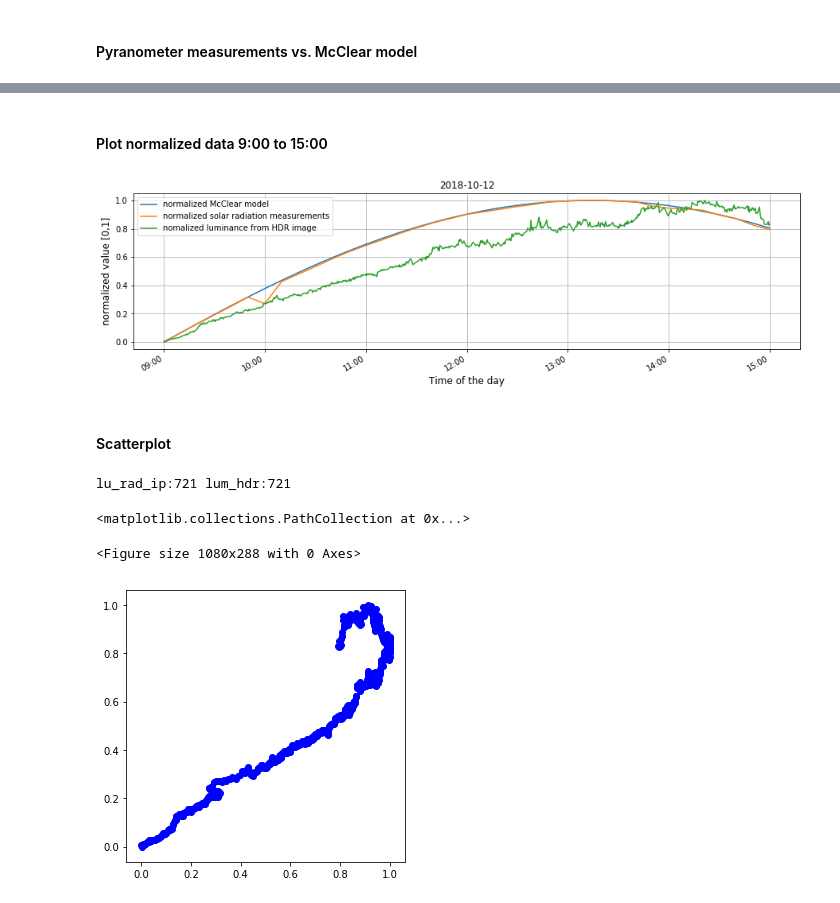
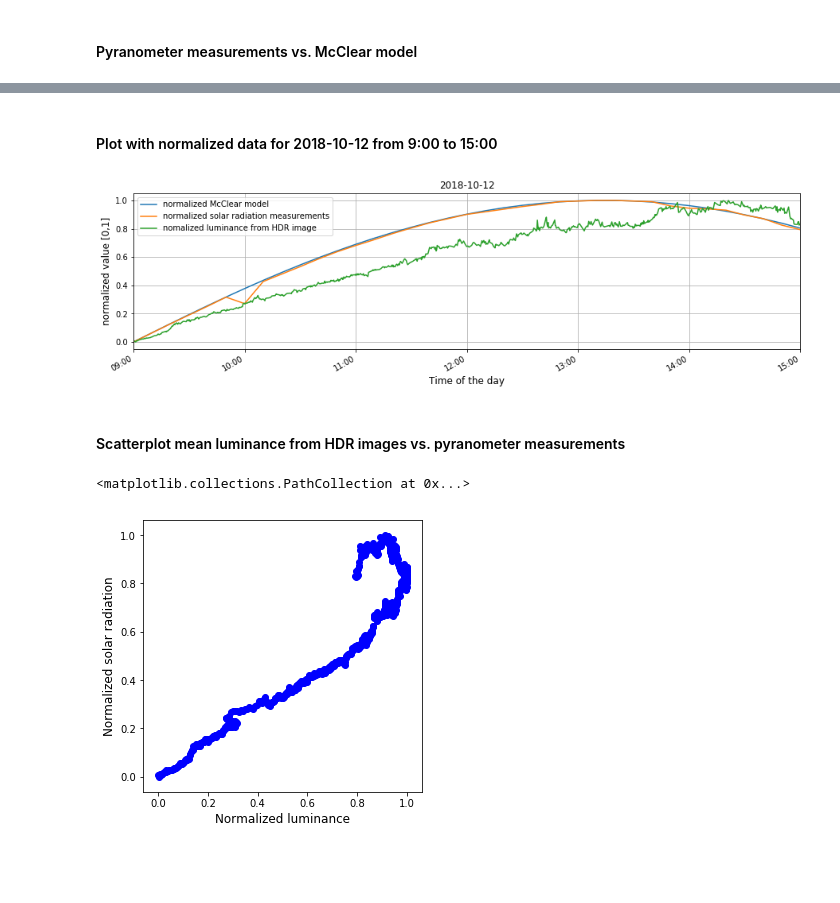
Before and after one commit to ahorv/python_scripts, a Jupyter notebook: irradiance/20181012_clear_sky.ipynb, the cells around one changed output, grey strips where cells are left out. Saved outputs shown, nothing was run; the diff lists cells and outputs as text; code cells hidden in the pictures; blank space fills up the shorter version.

```diff
--- a/irradiance/20181012_clear_sky.ipynb
+++ b/irradiance/20181012_clear_sky.ipynb
@@ -77,5 +77,5 @@ plt.gcf().axes[0].xaxis.set_major_formatter(formatter)
 # %% [markdown]
-#### Plot normalized data 9:00 to 15:00
+#### Plot with normalized data for  2018-10-12 from 9:00 to 15:00
 # %%
 # Set appropriate timezone
 matplotlib.rcParams['timezone'] = 'Europe/Zurich'
@@ -96,7 +96,7 @@ lu_rad_n  = ((lu_rad-lu_rad.min())/(lu_rad.max()-lu_rad.min()))
 mc_rad_n  = ((mc_rad-mc_rad.min())/(mc_rad.max()-mc_rad.min()))
 lum_hdr_n = ((lum_hdr-lum_hdr.min())/(lum_hdr.max()-lum_hdr.min()))
 
-fig = plt.figure(1, figsize=(15,4))
+fig = plt.figure(2, figsize=(15,4))
 mc_rad_n.plot(label ='normalized McClear model')
 lu_rad_n.plot(label ='normalized solar radiation measurements')
 lum_hdr_n.plot(label='nomalized luminance from HDR image')
@@ -110,30 +110,30 @@ fig.autofmt_xdate()
 formatter = DateFormatter('%H:%M')
 plt.gcf().axes[0].xaxis.set_major_formatter(formatter)
 # %% [output]
-[figure, old version]
+[figure, new version]
-# %% [markdown]
-#### Scatterplot
+# %% [markdown]
+#### Scatterplot mean luminance from HDR images vs. pyranometer measurements
 # %%
-fig = plt.figure(1, figsize=(15,4))
+fig = plt.figure(3, figsize=(5,5))
 
 day = '2018-10-12'   # day of observation ('2018-10-12' : camera 2, sw-vers. 3)
 s_time = ' 09:00:00' # beginning of observation
 e_time = ' 15:00:00' # end of observation
 start = day + s_time
 end   = day + e_time
 
 lu_rad_f  = lu_rad_n.asfreq(freq='30S')
 lu_rad_ip = lu_rad_f.interpolate(method = 'linear')
 
-print('lu_rad_ip:{} lum_hdr:{}'.format(lu_rad_ip.size,lum_hdr_n.size))
+#print('lu_rad_ip:{} lum_hdr:{}'.format(lu_rad_ip.size,lum_hdr_n.size))
 
-plt.figure(10,figsize=(5,5))
+plt.xlabel('Normalized luminance', fontsize=12)
+plt.ylabel('Normalized solar radiation', fontsize=12)
+
 plt.scatter(x=lu_rad_ip, y=lum_hdr_n, marker='o', color='blue')
 # %% [output]
-lu_rad_ip:721 lum_hdr:721
+<matplotlib.collections.PathCollection at 0x...>
-<matplotlib.collections.PathCollection at 0x...>
-<Figure size 1080x288 with 0 Axes>
-[figure, old version]
+[figure, new version]
 # %%
 #lum_hdr_n_new = pd.DataFrame(lum_hdr_n)
 #lum_hdr_n_new.head()
```
Also changed, not shown: parts of 1 cell of this notebook, 3 other files.
